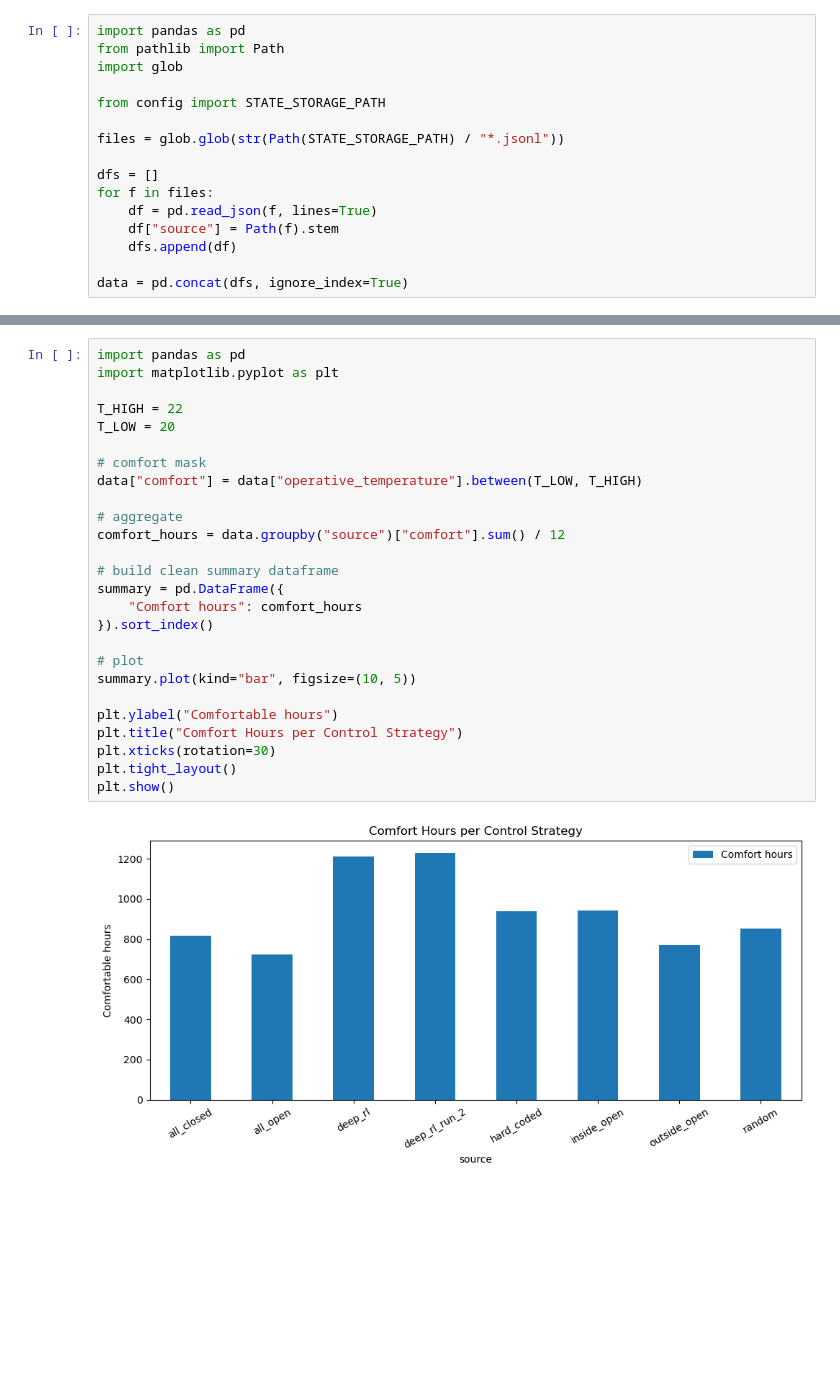
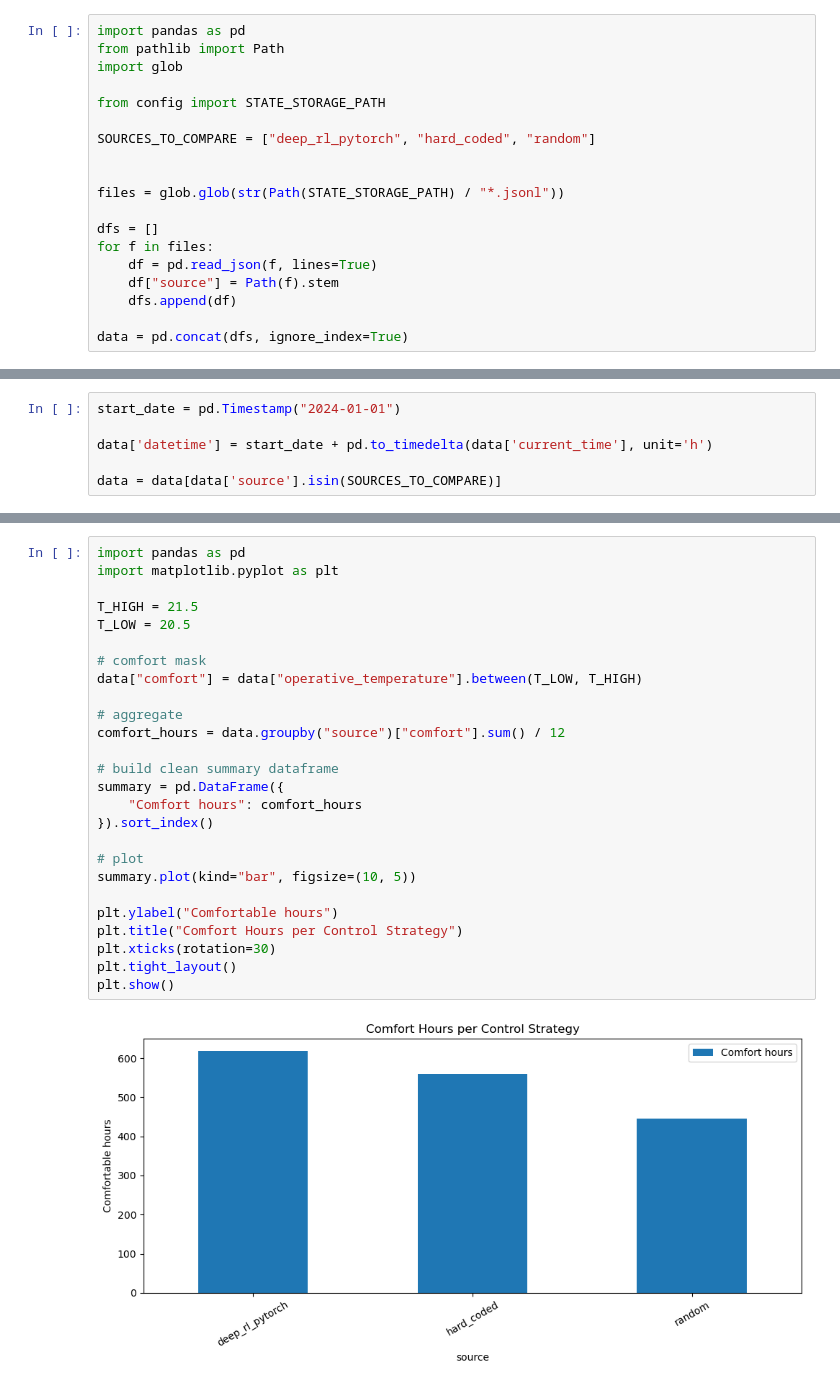
Before and after one commit to ClLuisa/DTFS, a Jupyter notebook: visualization.ipynb, the cells around one changed output, grey strips where cells are left out. Cells and saved outputs as stored; diff of their text form; blank space fills up the shorter version.

```diff
--- a/visualization.ipynb
+++ b/visualization.ipynb
@@ -7,6 +8,9 @@ from pathlib import Path
 import glob
 
 from config import STATE_STORAGE_PATH
+
+SOURCES_TO_COMPARE = ["deep_rl_pytorch", "hard_coded", "random"]
+
 
 files = glob.glob(str(Path(STATE_STORAGE_PATH) / "*.jsonl"))
 
@@ -20,3 +30,9 @@ data = pd.concat(dfs, ignore_index=True)
+# %%
+start_date = pd.Timestamp("2024-01-01")
+
+data['datetime'] = start_date + pd.to_timedelta(data['current_time'], unit='h')
+
+data = data[data['source'].isin(SOURCES_TO_COMPARE)]
 # %%
 data.head()
 # %% [output]
@@ -62,31 +194,31 @@ plt.show()
 # %%
 import pandas as pd
 import matplotlib.pyplot as plt
 
-T_HIGH = 22
-T_LOW = 20
+T_HIGH = 21.5
+T_LOW = 20.5
 
 # comfort mask
 data["comfort"] = data["operative_temperature"].between(T_LOW, T_HIGH)
 
 # aggregate
 comfort_hours = data.groupby("source")["comfort"].sum() / 12
 
 # build clean summary dataframe
 summary = pd.DataFrame({
     "Comfort hours": comfort_hours
 }).sort_index()
 
 # plot
 summary.plot(kind="bar", figsize=(10, 5))
 
 plt.ylabel("Comfortable hours")
 plt.title("Comfort Hours per Control Strategy")
 plt.xticks(rotation=30)
 plt.tight_layout()
 plt.show()
 # %% [output]
-[figure, old version]
+[figure, new version]
 # %%
 plt.figure(figsize=(10, 5))
 
```
Also changed, not shown: parts of 10 cells of this notebook, 7 other files.
